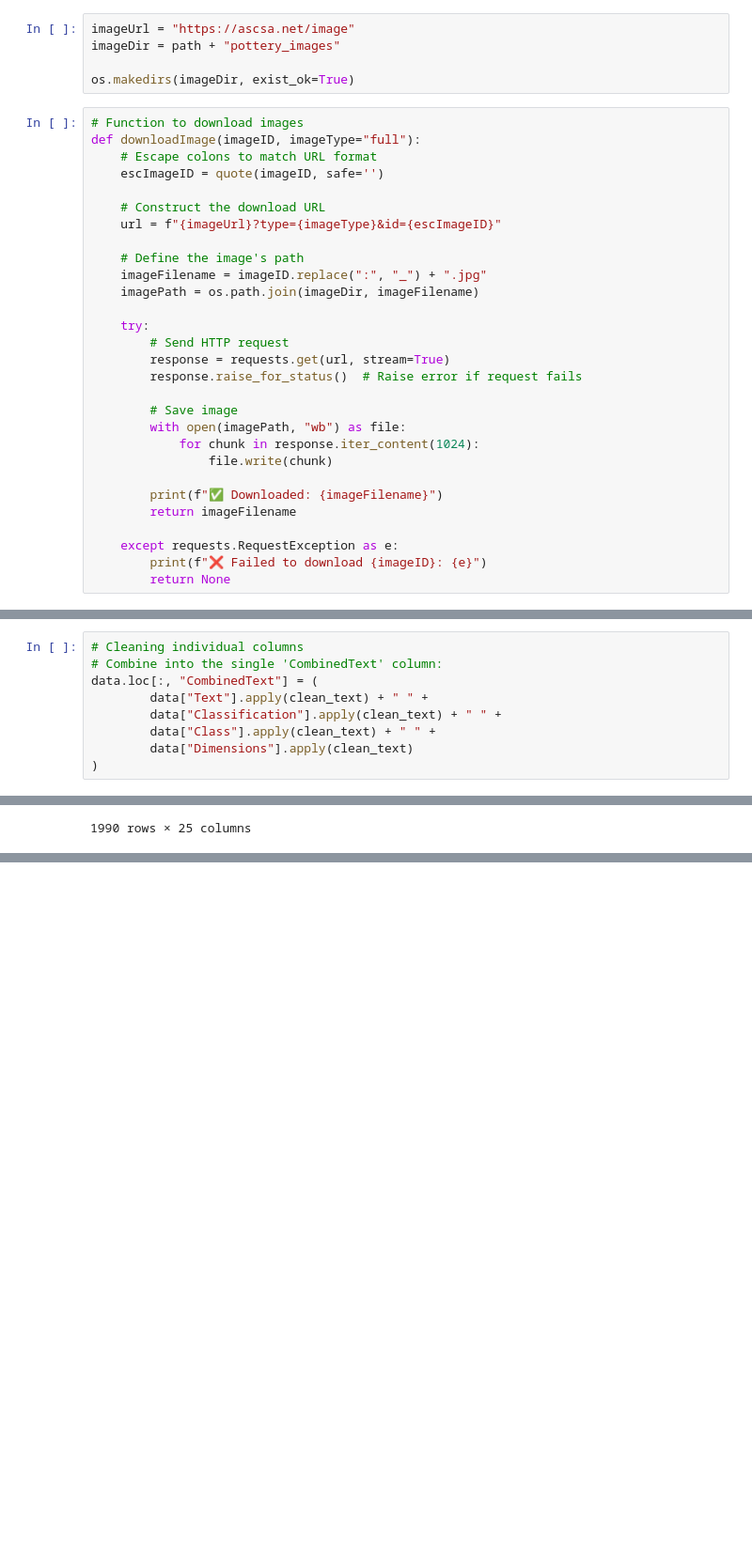
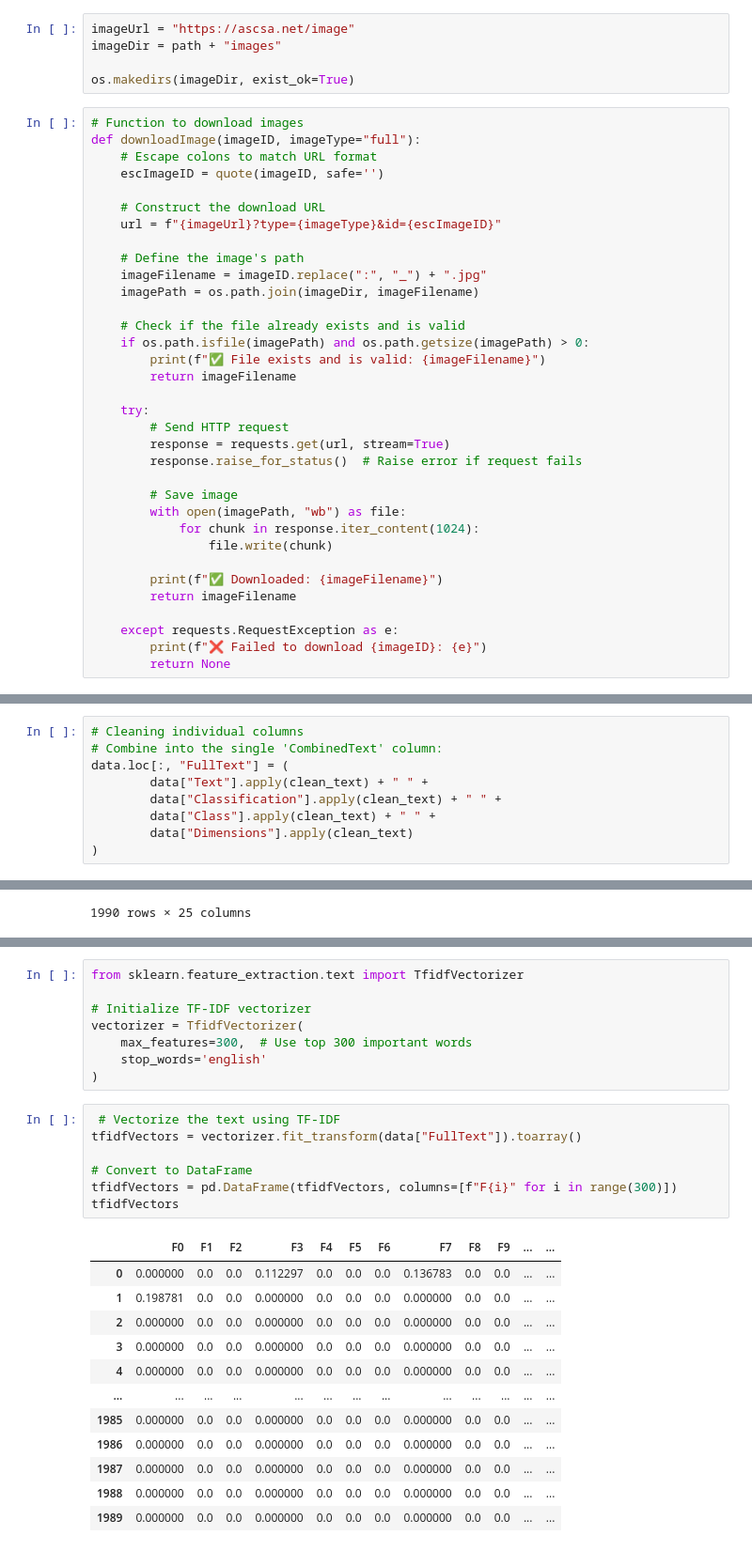
Before and after one commit to dimitris-kr/AgoraPottery, a Jupyter notebook: agora12_preprocessing.ipynb, the cells around one changed output, grey strips where cells are left out. Shown at 94% size. Drawn from its saved outputs; the diff is of its cells as text; blank space fills up the shorter version.

Commit message:
started vectorization: tf-idf, bert

```diff
--- a/agora12_preprocessing.ipynb
+++ b/agora12_preprocessing.ipynb
@@ -312,7 +315,7 @@ Total Records with Image IDs in Parent Field:
 #### Download Images
 # %%
 imageUrl = "https://ascsa.net/image"
-imageDir = path + "pottery_images"
+imageDir = path + "images"
 
 os.makedirs(imageDir, exist_ok=True)
 # %%
@@ -327,6 +330,11 @@ def downloadImage(imageID, imageType="full"):
     # Define the image's path
     imageFilename = imageID.replace(":", "_") + ".jpg"
     imagePath = os.path.join(imageDir, imageFilename)
+
+    # Check if the file already exists and is valid
+    if os.path.isfile(imagePath) and os.path.getsize(imagePath) > 0:
+        print(f"✅ File exists and is valid: {imageFilename}")
+        return imageFilename
 
     try:
         # Send HTTP request
@@ -439,7 +440,7 @@ def clean_text(text):
 # %%
 # Cleaning individual columns
 # Combine into the single 'CombinedText' column:
-data.loc[:, "CombinedText"] = (
+data.loc[:, "FullText"] = (
         data["Text"].apply(clean_text) + " " +
         data["Classification"].apply(clean_text) + " " +
         data["Class"].apply(clean_text) + " " +
@@ -469,0 +480,28 @@ data
+# %%
+from sklearn.feature_extraction.text import TfidfVectorizer
+
+# Initialize TF-IDF vectorizer
+vectorizer = TfidfVectorizer(
+    max_features=300,  # Use top 300 important words
+    stop_words='english'
+)
+# %%
+ # Vectorize the text using TF-IDF
+tfidfVectors = vectorizer.fit_transform(data["FullText"]).toarray()
+
+# Convert to DataFrame
+tfidfVectors = pd.DataFrame(tfidfVectors, columns=[f"F{i}" for i in range(300)])
+tfidfVectors
+# %% [output]
+|  | F0 | F1 | F2 | F3 | F4 | F5 | F6 | F7 | F8 | F9 | ... | ... |
+| 0 | 0.000000 | 0.0 | 0.0 | 0.112297 | 0.0 | 0.0 | 0.0 | 0.136783 | 0.0 | 0.0 | ... | ... |
+| 1 | 0.198781 | 0.0 | 0.0 | 0.000000 | 0.0 | 0.0 | 0.0 | 0.000000 | 0.0 | 0.0 | ... | ... |
+| 2 | 0.000000 | 0.0 | 0.0 | 0.000000 | 0.0 | 0.0 | 0.0 | 0.000000 | 0.0 | 0.0 | ... | ... |
+| 3 | 0.000000 | 0.0 | 0.0 | 0.000000 | 0.0 | 0.0 | 0.0 | 0.000000 | 0.0 | 0.0 | ... | ... |
+| 4 | 0.000000 | 0.0 | 0.0 | 0.000000 | 0.0 | 0.0 | 0.0 | 0.000000 | 0.0 | 0.0 | ... | ... |
+| ... | ... | ... | ... | ... | ... | ... | ... | ... | ... | ... | ... | ... |
+| 1985 | 0.000000 | 0.0 | 0.0 | 0.000000 | 0.0 | 0.0 | 0.0 | 0.000000 | 0.0 | 0.0 | ... | ... |
+| 1986 | 0.000000 | 0.0 | 0.0 | 0.000000 | 0.0 | 0.0 | 0.0 | 0.000000 | 0.0 | 0.0 | ... | ... |
+| 1987 | 0.000000 | 0.0 | 0.0 | 0.000000 | 0.0 | 0.0 | 0.0 | 0.000000 | 0.0 | 0.0 | ... | ... |
+| 1988 | 0.000000 | 0.0 | 0.0 | 0.000000 | 0.0 | 0.0 | 0.0 | 0.000000 | 0.0 | 0.0 | ... | ... |
+| 1989 | 0.000000 | 0.0 | 0.0 | 0.000000 | 0.0 | 0.0 | 0.0 | 0.000000 | 0.0 | 0.0 | ... | ... |
```
Also changed, not shown: parts of 24 cells of this notebook, 3 other files.
